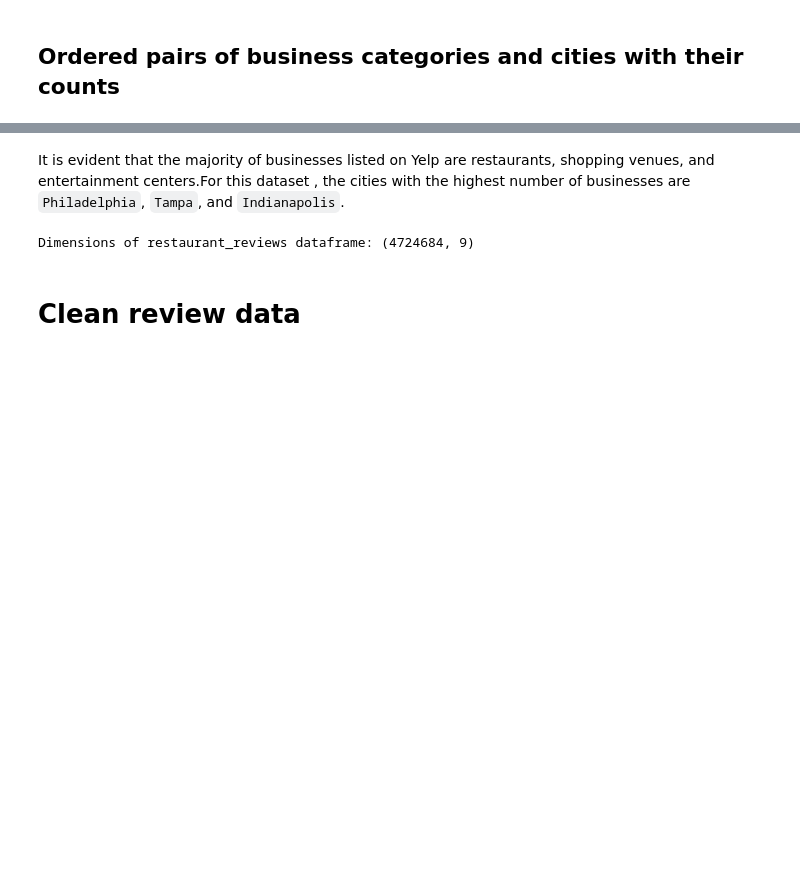
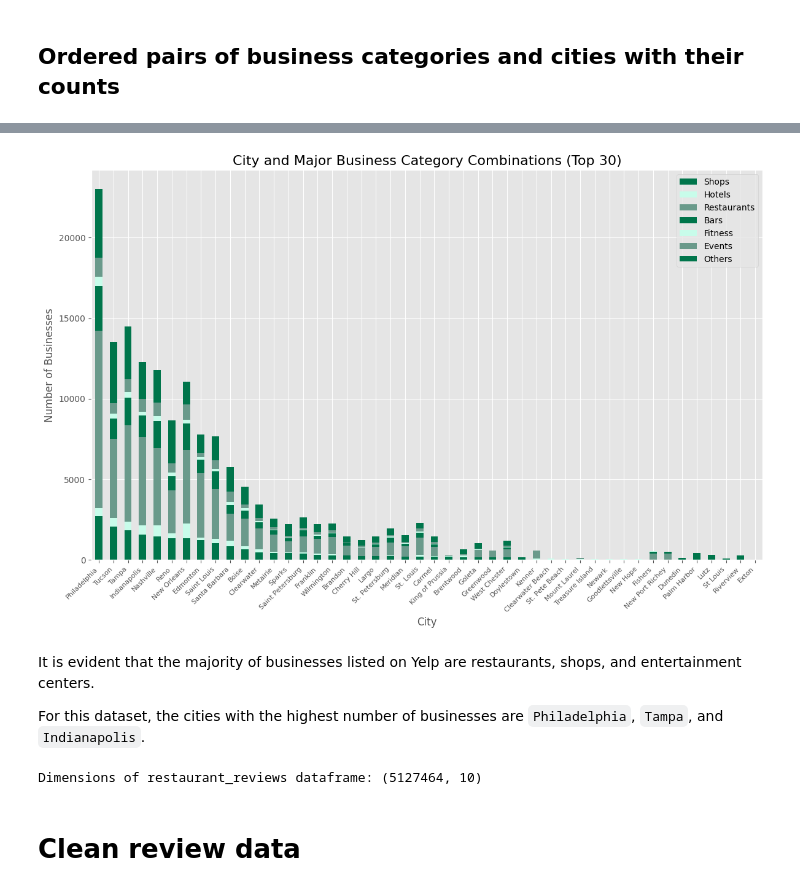
Before and after one commit to WilliamOdinson/Gastronome, a Jupyter notebook: notebooks/03_Recommendation Algorithm (Data Preprocessing).ipynb, the cells around one changed output, grey strips where cells are left out. Cells and saved outputs as stored; diff of their text form; code cells hidden in the pictures; blank space fills up the shorter version.

```diff
--- a/notebooks/03_Recommendation Algorithm (Data Preprocessing).ipynb
+++ b/notebooks/03_Recommendation Algorithm (Data Preprocessing).ipynb
@@ -117,16 +173,77 @@ plt.show()
+# %%
+# Create the city-category dictionary to store the number of businesses per city-category pair
+city_category_count = {category: {} for category in CATEGORY_KEYWORDS.keys()}
+city_category_count["Others"] = {}
+
+# Loop through the business categories and categorize them based on city and major category
+for _, row in business_df.iterrows():
+    business_id = row['business_id']
+    city = row['city'].strip()
+
+    # Process the categories of the business
+    cat = str(row['categories']).split(',')
+    matched = False
+
+    for category in cat:
+        category = category.strip().lower()
+
+        # Match category to major categories
+        for major_category, keywords in CATEGORY_KEYWORDS.items():
+            if any(keyword in category for keyword in keywords):
+                # Increment city-category pair count
+                if city not in city_category_count[major_category]:
+                    city_category_count[major_category][city] = 1
+                else:
+                    city_category_count[major_category][city] += 1
+                matched = True
+                break
+
+    # If no match was found, assign to "Others"
+    if not matched:
+        if city not in city_category_count["Others"]:
+            city_category_count["Others"][city] = 1
+        else:
+            city_category_count["Others"][city] += 1
+
+# Convert the dictionary to a Series and sort it for plotting
+city_category_series = {}
+for category, cities in city_category_count.items():
+    city_category_series[category] = pd.Series(cities).sort_values(ascending=False)
+
+# Plot the top 30 city-category combinations
+fig, ax = plt.subplots(figsize=(12, 8))
+
+# Combine the city-category counts of the top categories to be visualized
+top_cities = pd.concat([city_category_series[category].head(30) for category in CATEGORY_KEYWORDS.keys()] +
+                       [city_category_series["Others"].head(30)], axis=1)
+
+top_cities.columns = list(CATEGORY_KEYWORDS.keys()) + ["Others"]
+
+top_cities.plot(kind='bar', stacked=True, figsize=(12, 8), ax=ax, color=main_color)
+
+# Set labels and title
+ax.set_xlabel('City')
+ax.set_ylabel('Number of Businesses')
+ax.set_title('City and Major Business Category Combinations (Top 30)', fontsize=16)
+
+# Rotate and format x-tick labels
+ax.set_xticklabels(top_cities.index, rotation=45, ha='right', fontsize=8)
+
+plt.tight_layout()
+plt.savefig('../static/experiments/03_City_Category_Combination_Counts.png', dpi=600)
+plt.show()
+# %% [output]
+[figure, added]
 # %% [markdown]
-It is evident that the majority of businesses listed on Yelp are restaurants, shopping venues, and entertainment centers.For this dataset , the cities with the highest number of businesses are `Philadelphia`, `Tampa`, and `Indianapolis`.
+It is evident that the majority of businesses listed on Yelp are restaurants, shops, and entertainment centers.
+
+For this dataset, the cities with the highest number of businesses are `Philadelphia`, `Tampa`, and `Indianapolis`.
 # %%
-# Filter out all businesses that belong to the "Restaurant" category
-restaurants = business_df[business_df['categories'].str.contains('Restaurant', case=False) == True]
-
-# Filter out reviews whose business_id exists in the list of restaurant business IDs
-restaurant_reviews = review_df[review_df.business_id.isin(
-    restaurants['business_id']) == True]
-
+restaurants = business_df[business_df['categories'].apply(lambda x: any(re.search(pattern, str(x).lower()) for pattern in CATEGORY_KEYWORDS["Restaurants"]))]
+restaurant_reviews = review_df[review_df.business_id.isin(restaurants['business_id'])]
 print(f"Dimensions of restaurant_reviews dataframe: {restaurant_reviews.shape}")
 # %% [output]
-Dimensions of restaurant_reviews dataframe: (4724684, 9)
+Dimensions of restaurant_reviews dataframe: (5127464, 10)
 # %% [markdown]
 # Clean review data
 # %% [markdown]
```
Also changed, not shown: parts of 16 cells of this notebook, 23 other files.
